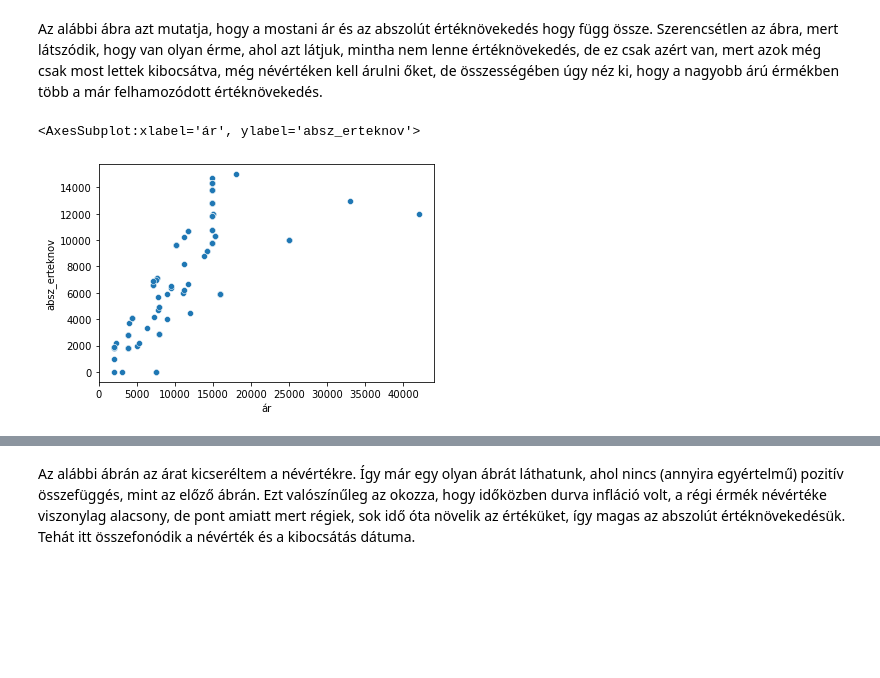
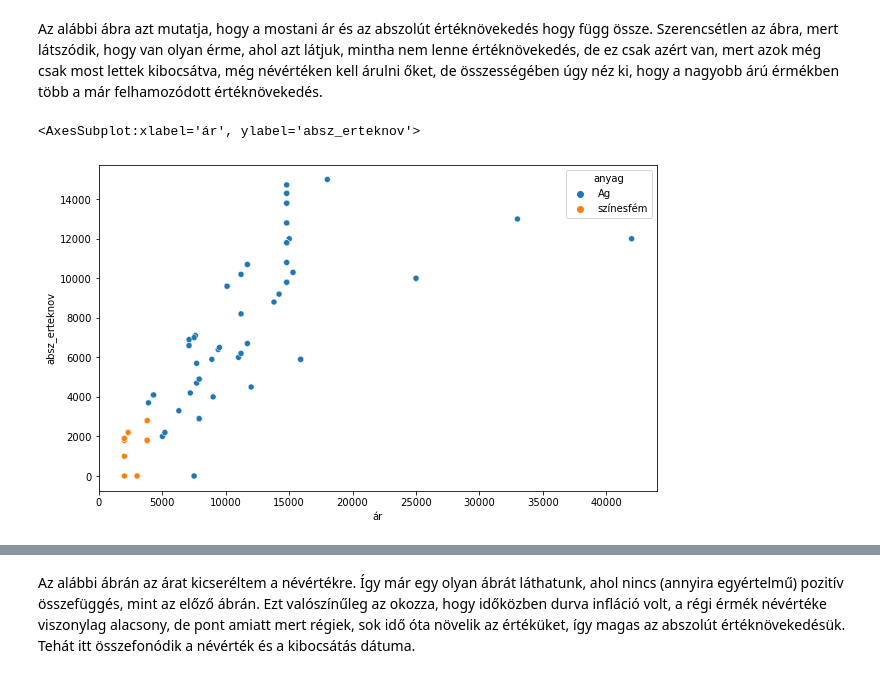
Before and after one commit to nmtks/penzvero_scrape, a Jupyter notebook: penzvero scrape adatvizu.ipynb, the cells around one changed output, grey strips where cells are left out. Cells and saved outputs as stored; diff of their text form; code cells hidden in the pictures; blank space fills up the shorter version.

```diff
--- a/penzvero scrape adatvizu.ipynb
+++ b/penzvero scrape adatvizu.ipynb
@@ -460,7 +460,8 @@ Ahol nem említem külön, ott a nem arany érmékre vonatkoznak az ábrák.
 # %% [markdown]
 Az alábbi ábra azt mutatja, hogy a mostani ár és az abszolút értéknövekedés hogy függ össze. Szerencsétlen az ábra, mert látszódik, hogy van olyan érme, ahol azt látjuk, mintha nem lenne értéknövekedés, de ez csak azért van, mert azok még csak most lettek kibocsátva, még névértéken kell árulni őket, de összességében úgy néz ki, hogy a nagyobb árú érmékben több a már felhamozódott értéknövekedés.
 # %%
-sns.scatterplot(data=df_nemarany,x="ár",y="absz_erteknov")
+plt.figure(figsize=(10,6))
+sns.scatterplot(data=df_nemarany,x="ár",y="absz_erteknov", hue="anyag")
 # %% [output]
 <AxesSubplot:xlabel='ár', ylabel='absz_erteknov'>
-[figure, old version]
+[figure, new version]
```
Also changed, not shown: parts of 8 cells of this notebook.
